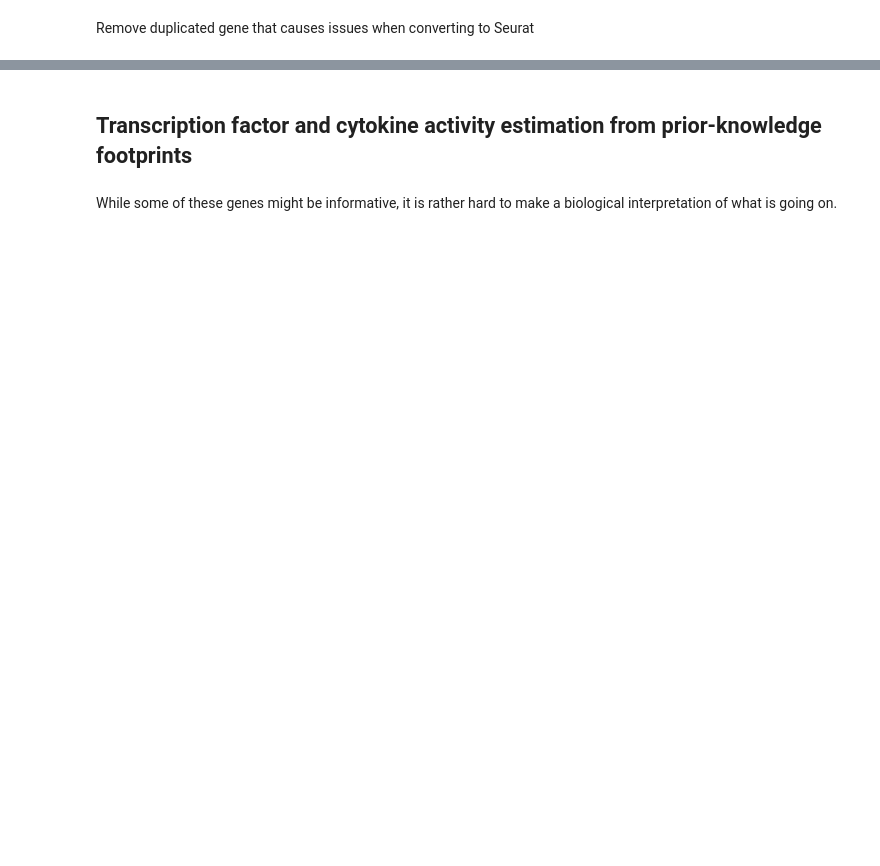
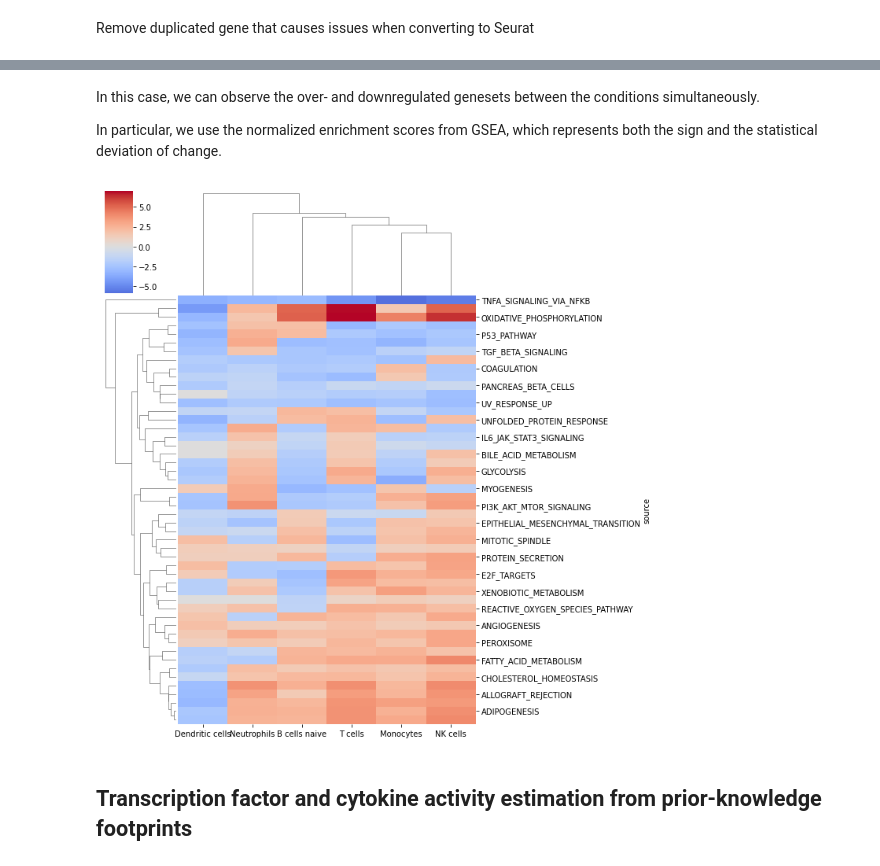
Before and after one commit to saezlab/eccb2022_sc_funcomics, a Jupyter notebook: sc_analysis.ipynb, the cells around one changed output, grey strips where cells are left out. Saved outputs shown, nothing was run; the diff lists cells and outputs as text; code cells hidden in the pictures; blank space fills up the shorter version.

```diff
--- a/sc_analysis.ipynb
+++ b/sc_analysis.ipynb
@@ -663,0 +504,3 @@ adata.write_h5ad("data/adata.h5ad")
+# %%
+# We Retrieve MSigDB resource via OmniPath
+msigdb = dc.get_resource('MSigDB')
@@ -663,0 +513,6 @@ adata.write_h5ad("data/adata.h5ad")
+# %%
+# Format MSigDB
+msigdb = msigdb[msigdb['collection']=='hallmark']
+msigdb.geneset = [x[9:] for x in msigdb.geneset] # remove 'HALLMARK' from name
+msigdb = msigdb.drop_duplicates(['geneset', 'genesymbol'])
+msigdb['weight']=1 # placeholder - we will comeback to this
@@ -664,4 +602,14 @@ adata.write_h5ad("data/adata.h5ad")
+# %% [markdown]
+In this case, we can observe the over- and downregulated genesets between the conditions simultaneously.
+
+In particular, we use the normalized enrichment scores from GSEA, which represents both the sign and the statistical deviation of change.
+# %%
+# Set nans to zero to be able to plot
+msigdb_nscores.fillna(0, inplace=True)
+
+sns.clustermap(msigdb_nscores.T, center=0, cmap='coolwarm')
+plt.show()
+# %% [output]
+[figure, added]
 # %% [markdown]
 ## Transcription factor and cytokine activity estimation from prior-knowledge footprints
-# %% [markdown]
-While some of these genes might be informative, it is rather hard to make a biological interpretation of what is going on.
```
Also changed, not shown: parts of 58 cells of this notebook, 2 other files.
